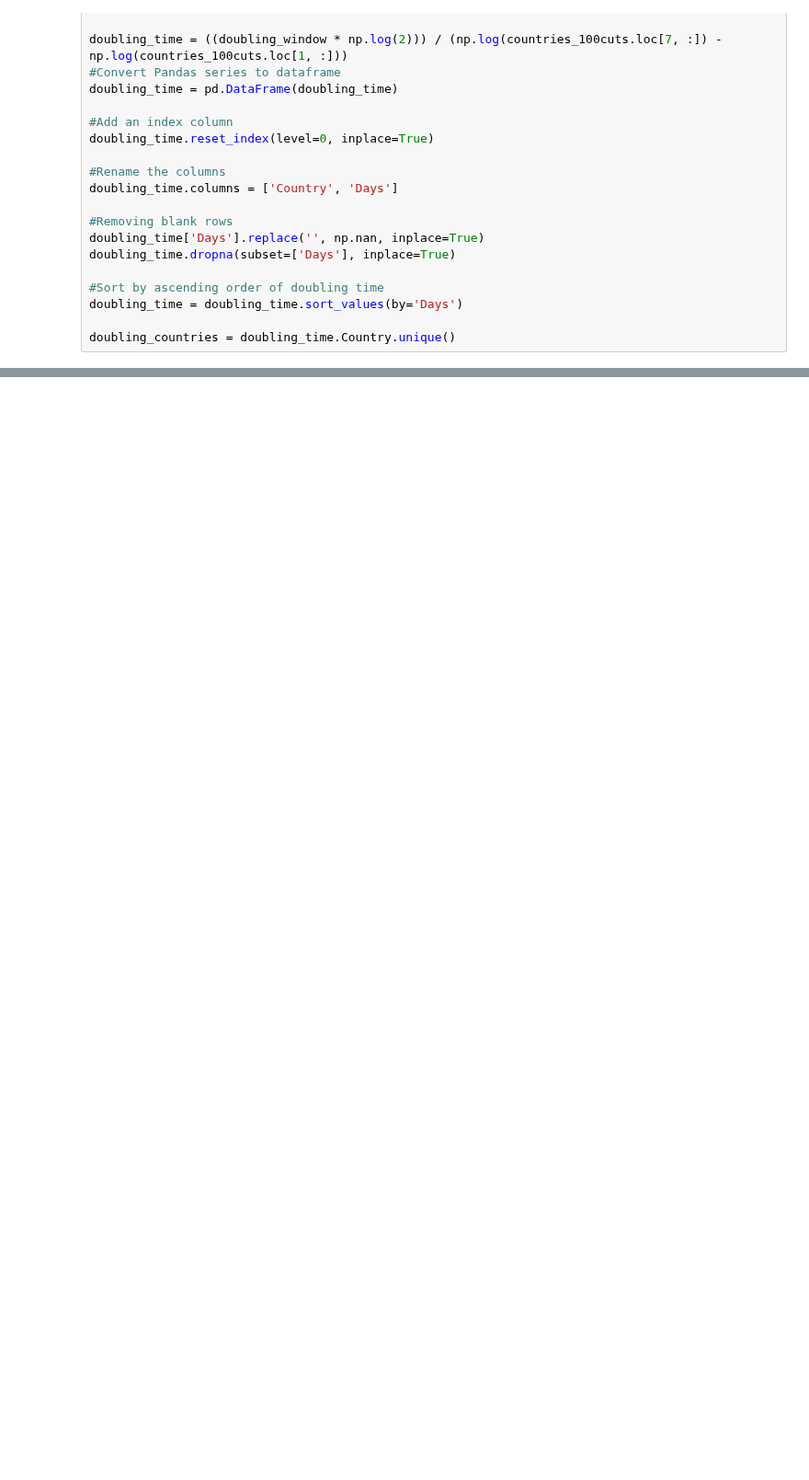
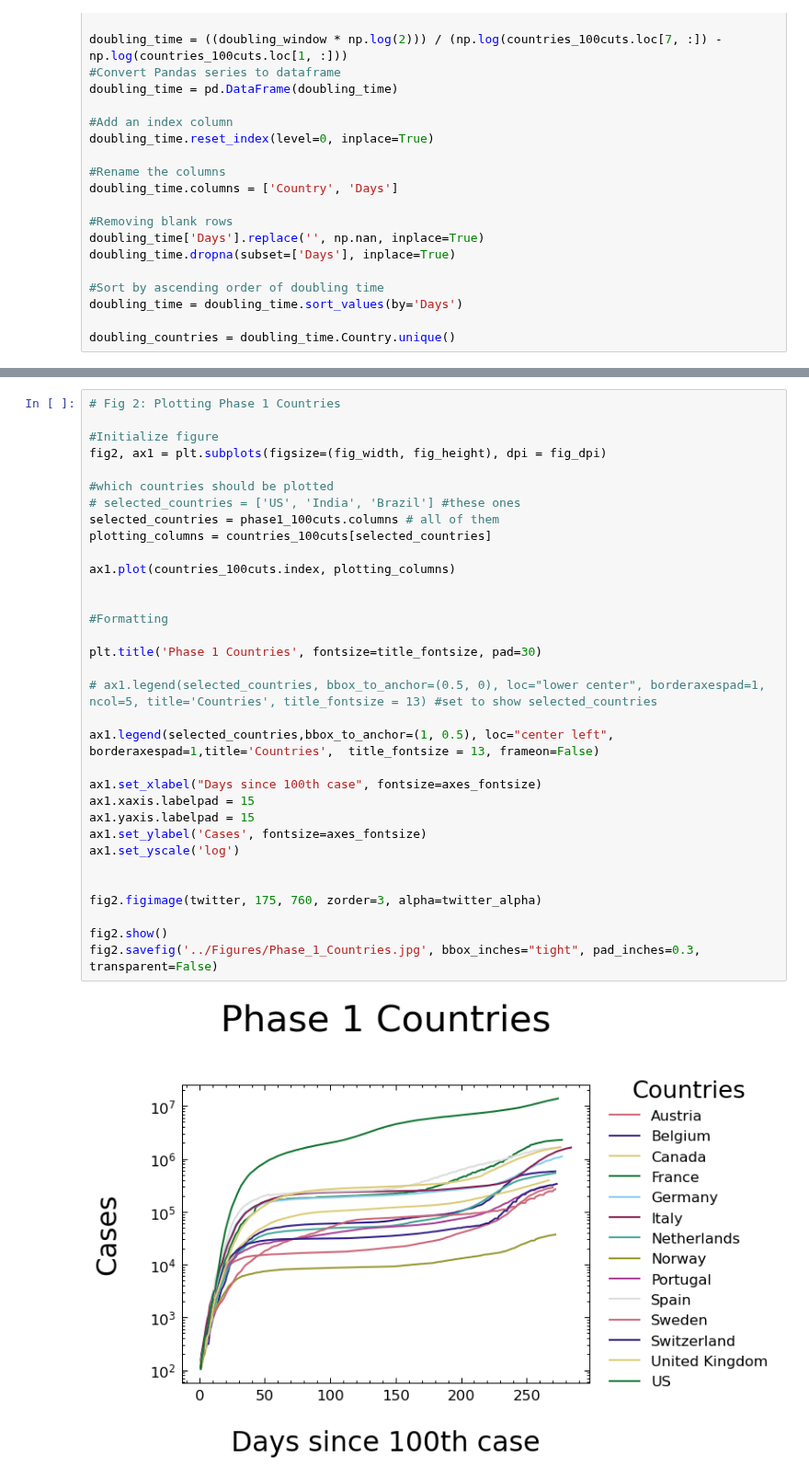
Before and after one commit to pranavmishra90/COVID-19, a Jupyter notebook: Notebooks/COVID-19 Prediction.ipynb, the cells around one changed output, grey strips where cells are left out. Shown at 92% size. Saved outputs shown, nothing was run; the diff lists cells and outputs as text; blank space fills up the shorter version.

```diff
--- a/Notebooks/COVID-19 Prediction.ipynb
+++ b/Notebooks/COVID-19 Prediction.ipynb
@@ -119 +138,36 @@ fig1.savefig('../Figures/COVID-19_Cases_in_Select_Countries.jpg', bbox_inches="t
+# %%
+# Fig 2: Plotting Phase 1 Countries
+
+#Initialize figure
+fig2, ax1 = plt.subplots(figsize=(fig_width, fig_height), dpi = fig_dpi)
+
+#which countries should be plotted
+# selected_countries = ['US', 'India', 'Brazil'] #these ones
+selected_countries = phase1_100cuts.columns # all of them
+plotting_columns = countries_100cuts[selected_countries]
+
+ax1.plot(countries_100cuts.index, plotting_columns)
+
+
+#Formatting
+
+plt.title('Phase 1 Countries', fontsize=title_fontsize, pad=30)
+
+# ax1.legend(selected_countries, bbox_to_anchor=(0.5, 0), loc="lower center", borderaxespad=1, ncol=5, title='Countries', title_fontsize = 13) #set to show selected_countries
+
+ax1.legend(selected_countries,bbox_to_anchor=(1, 0.5), loc="center left", borderaxespad=1,title='Countries',  title_fontsize = 13, frameon=False)
+
+ax1.set_xlabel("Days since 100th case", fontsize=axes_fontsize)
+ax1.xaxis.labelpad = 15
+ax1.yaxis.labelpad = 15
+ax1.set_ylabel('Cases', fontsize=axes_fontsize)
+ax1.set_yscale('log')
+
+
+fig2.figimage(twitter, 175, 760, zorder=3, alpha=twitter_alpha)
+
+fig2.show()
+fig2.savefig('../Figures/Phase_1_Countries.jpg', bbox_inches="tight", pad_inches=0.3, transparent=False)
+# %% [output]
+[figure, added]
 # %%
```
Also changed, not shown: parts of 9 cells of this notebook, 5 other files.
